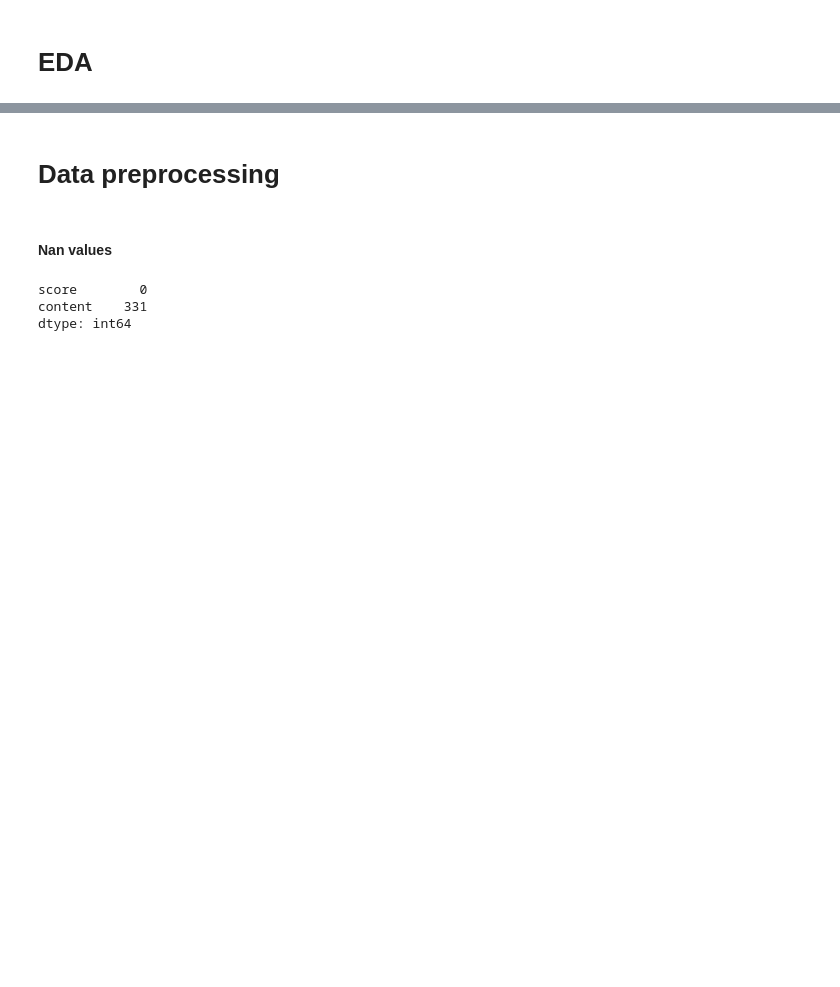
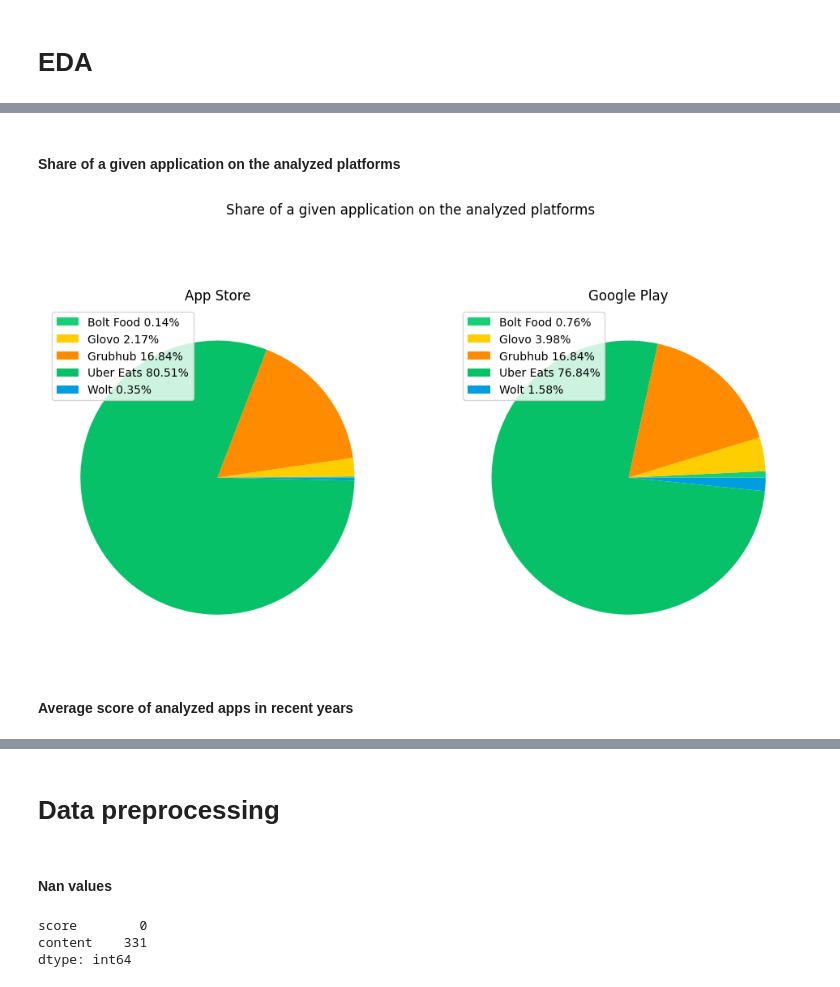
Before and after one commit to Skamlo/Food-Delivery-Apps-Analysis, a Jupyter notebook: main_analysis.ipynb, the cells around one changed output, grey strips where cells are left out. Saved outputs shown, nothing was run; the diff lists cells and outputs as text; code cells hidden in the pictures; blank space fills up the shorter version.

```diff
--- a/main_analysis.ipynb
+++ b/main_analysis.ipynb
@@ -129,0 +48,8 @@ plt.show()
+# %%
+colors = {
+    'Bolt Food': '#14cf76',
+    'Glovo': '#fece00',
+    'Grubhub': '#ff8b00',
+    'Uber Eats': '#06c168',
+    'Wolt': '#009de0'
+}
@@ -129,0 +72,19 @@ plt.show()
+# %% [markdown]
+#### Share of a given application on the analyzed platforms
+# %%
+fig, ax = plt.subplots(ncols=2, figsize=(12, 7))
+fig.suptitle('Share of a given application on the analyzed platforms')
+
+for i, platform in enumerate(['App Store', 'Google Play']):
+    df_platform = df[df['platform'] == platform]
+    appsPercentage = df_platform.groupby(['app']).count()['score']
+    appsPercentage = appsPercentage.transform(lambda c: round(c/len(df_platform)*100, 2))
+    ax[i].pie(appsPercentage, colors=[colors[app] for app in appsPercentage.index])
+    ax[i].legend([f"{app} {percent}%" for app, percent in zip(appsPercentage.index, appsPercentage)], loc='upper left')
+    ax[i].set_title(platform)
+
+plt.show()
+# %% [output]
+[figure, added]
+# %% [markdown]
+#### Average score of analyzed apps in recent years
```
Also changed, not shown: parts of 54 cells of this notebook.
